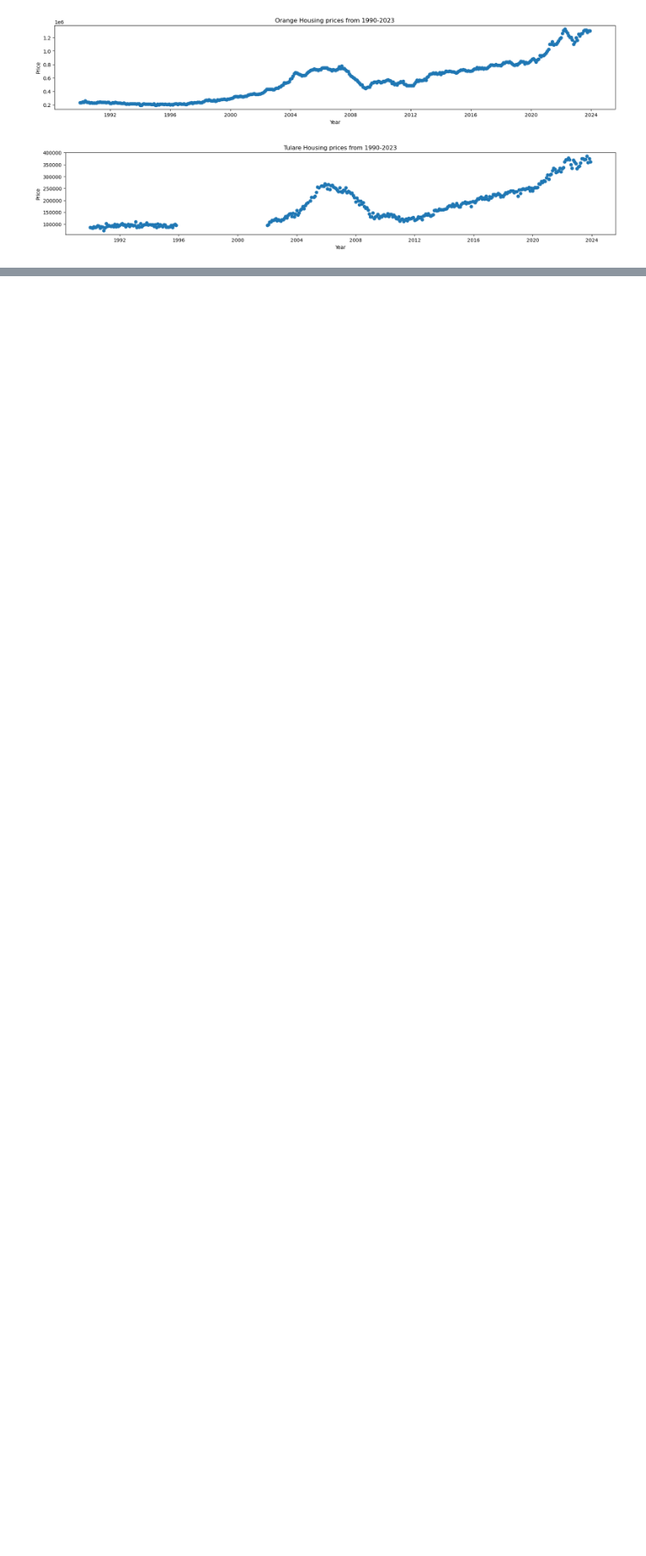
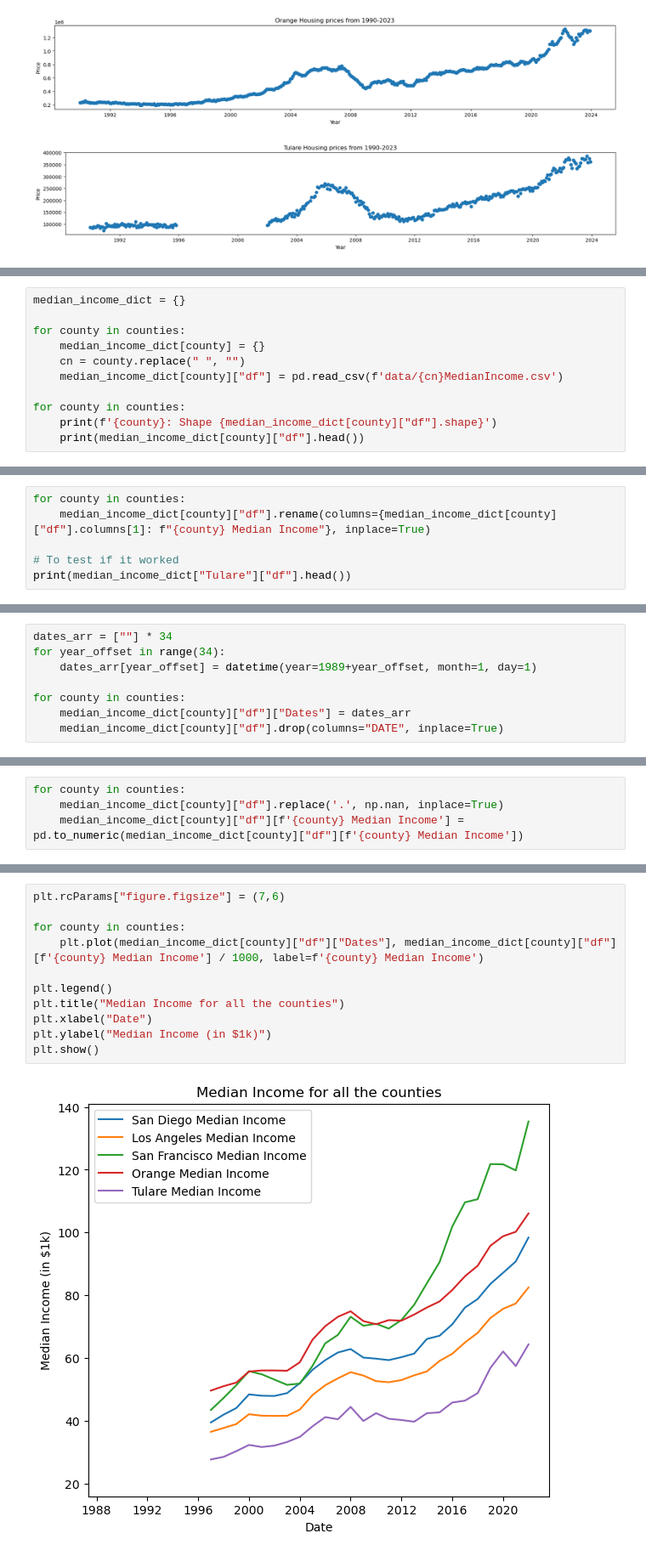
Before and after one commit to RamtinTJB/CSE151A-Project, a Jupyter notebook: notebook.ipynb, the cells around one changed output, grey strips where cells are left out. Shown at 85% size. Saved outputs shown, nothing was run; the diff lists cells and outputs as text; blank space fills up the shorter version.

```diff
--- a/notebook.ipynb
+++ b/notebook.ipynb
@@ -161,0 +167,11 @@ for county in counties:
+# %%
+median_income_dict = {}
+
+for county in counties:
+    median_income_dict[county] = {}
+    cn = county.replace(" ", "")
+    median_income_dict[county]["df"] = pd.read_csv(f'data/{cn}MedianIncome.csv')
+
+for county in counties:
+    print(f'{county}: Shape {median_income_dict[county]["df"].shape}')
+    print(median_income_dict[county]["df"].head())
@@ -161,0 +198,6 @@ for county in counties:
+# %%
+for county in counties:
+    median_income_dict[county]["df"].rename(columns={median_income_dict[county]["df"].columns[1]: f"{county} Median Income"}, inplace=True)
+
+# To test if it worked
+print(median_income_dict["Tulare"]["df"].head())
@@ -161,0 +211,8 @@ for county in counties:
+# %%
+dates_arr = [""] * 34
+for year_offset in range(34):
+    dates_arr[year_offset] = datetime(year=1989+year_offset, month=1, day=1)
+
+for county in counties:
+    median_income_dict[county]["df"]["Dates"] = dates_arr
+    median_income_dict[county]["df"].drop(columns="DATE", inplace=True)
@@ -161,0 +230,4 @@ for county in counties:
+# %%
+for county in counties:
+    median_income_dict[county]["df"].replace('.', np.nan, inplace=True)
+    median_income_dict[county]["df"][f'{county} Median Income'] = pd.to_numeric(median_income_dict[county]["df"][f'{county} Median Income'])
@@ -161,0 +236,13 @@ for county in counties:
+# %%
+plt.rcParams["figure.figsize"] = (7,6)
+
+for county in counties:
+    plt.plot(median_income_dict[county]["df"]["Dates"], median_income_dict[county]["df"][f'{county} Median Income'] / 1000, label=f'{county} Median Income')
+
+plt.legend()
+plt.title("Median Income for all the counties")
+plt.xlabel("Date")
+plt.ylabel("Median Income (in $1k)")
+plt.show()
+# %% [output]
+[figure, added]
```
Also changed, not shown: parts of 14 cells of this notebook.
